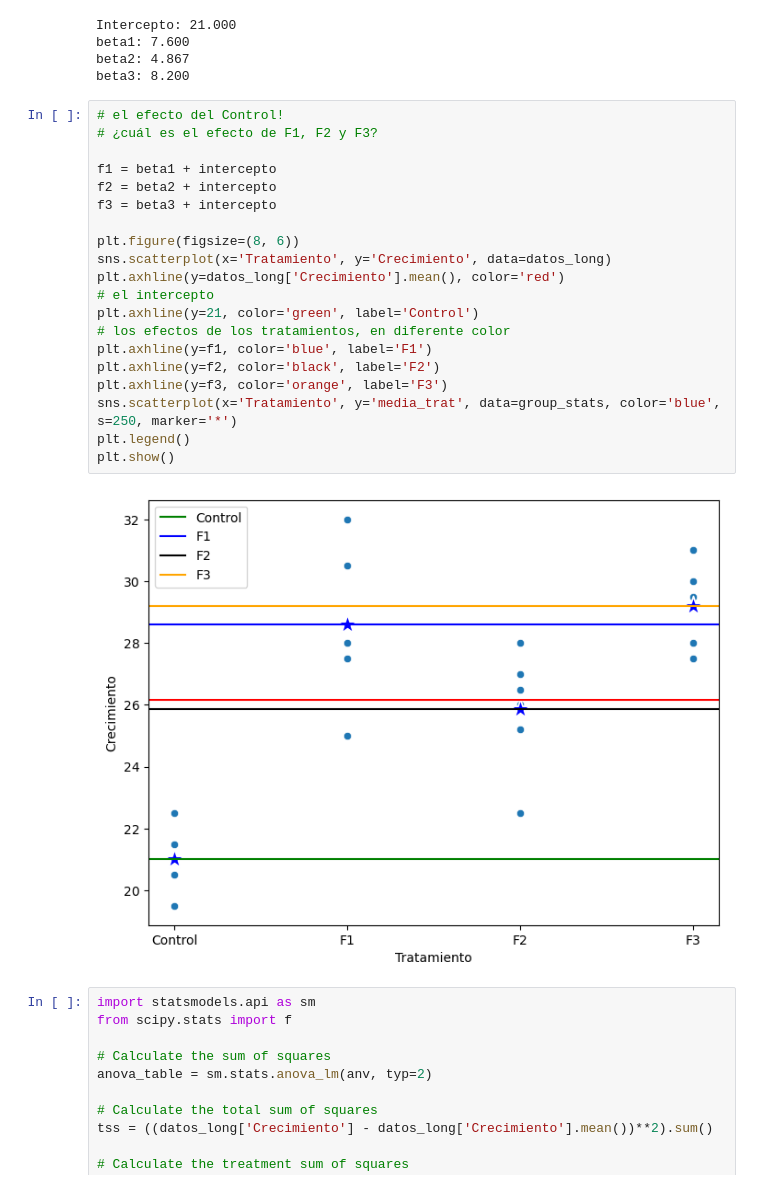
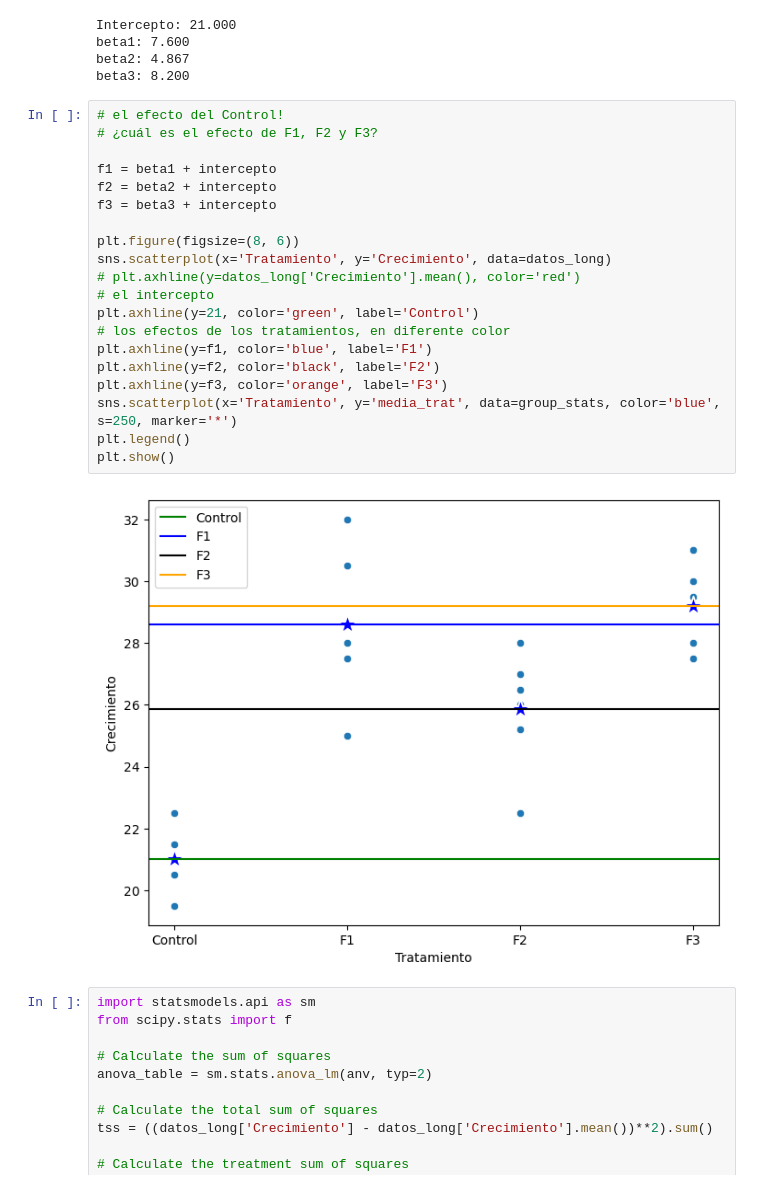
Before and after one commit to jealcalat/AEM-ITESO, a Jupyter notebook: tema_4/4.1_anova_manova_ancova.ipynb, the cells around one changed output. Drawn from its saved outputs; the diff is of its cells as text.

```diff
--- a/tema_4/4.1_anova_manova_ancova.ipynb
+++ b/tema_4/4.1_anova_manova_ancova.ipynb
@@ -456,25 +481,25 @@ beta3: 8.200
 # %%
 # el efecto del Control!
 # ¿cuál es el efecto de F1, F2 y F3?
 
 f1 = beta1 + intercepto
 f2 = beta2 + intercepto
 f3 = beta3 + intercepto
 
 plt.figure(figsize=(8, 6))
 sns.scatterplot(x='Tratamiento', y='Crecimiento', data=datos_long)
-plt.axhline(y=datos_long['Crecimiento'].mean(), color='red')
+# plt.axhline(y=datos_long['Crecimiento'].mean(), color='red')
 # el intercepto
 plt.axhline(y=21, color='green', label='Control')
 # los efectos de los tratamientos, en diferente color
 plt.axhline(y=f1, color='blue', label='F1')
 plt.axhline(y=f2, color='black', label='F2')
 plt.axhline(y=f3, color='orange', label='F3')
 sns.scatterplot(x='Tratamiento', y='media_trat', data=group_stats, color='blue', s=250, marker='*')
 plt.legend()
 plt.show()
 # %% [output]
-[figure, old version]
+[figure, new version]
 # %%
 import statsmodels.api as sm
 from scipy.stats import f
```
Also changed, not shown: parts of 9 cells of this notebook, 2 other files.
